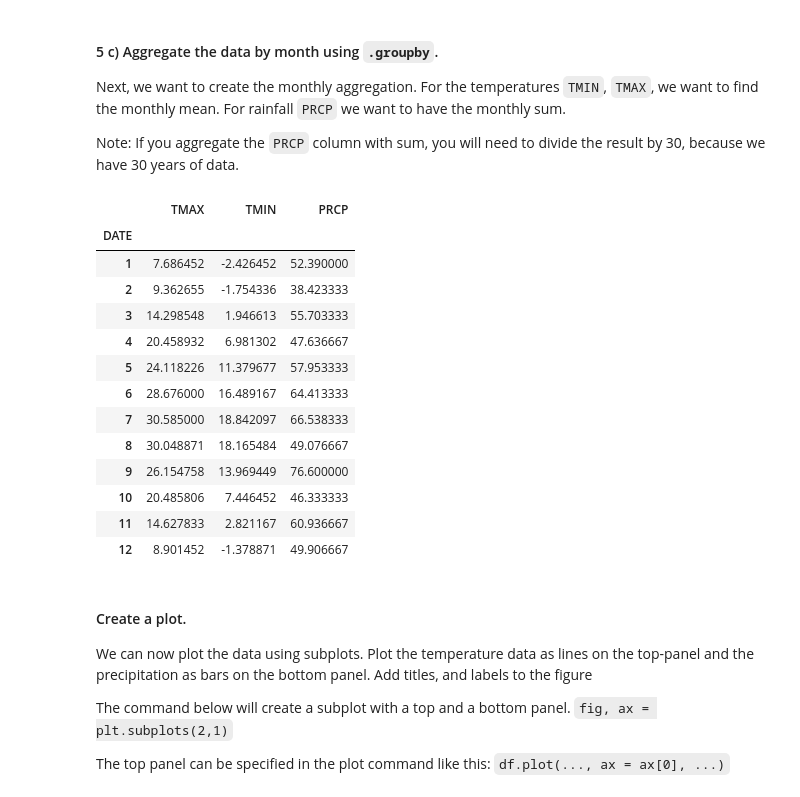
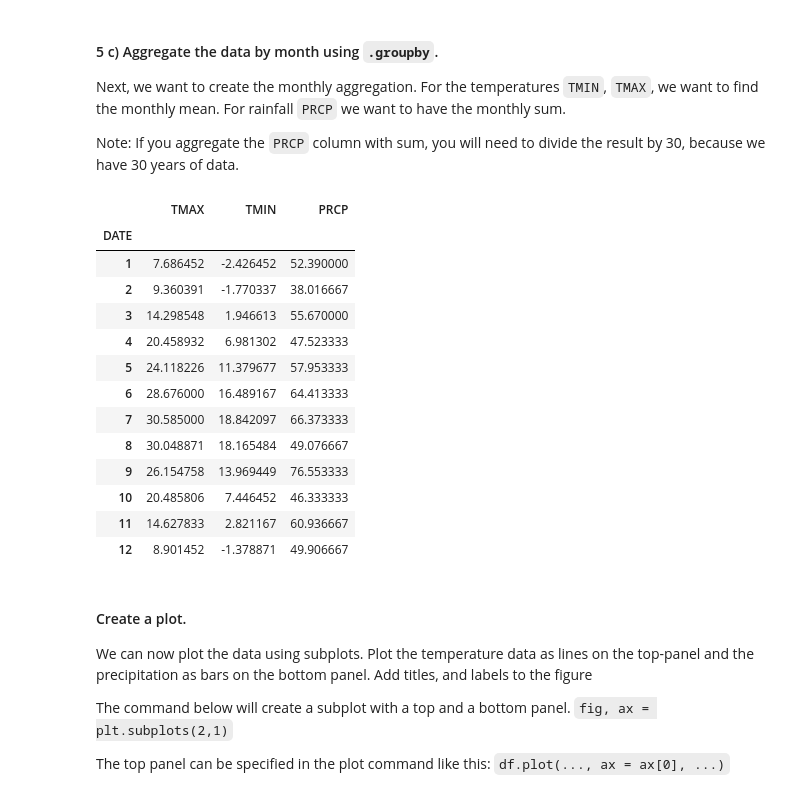
Before and after one commit to jadalee26/ISAT_420_S26_Shared, a Jupyter notebook: W5_Pandas_Groupby_And_Timeseries/Code/w5_pandas_timerseries_practice.ipynb, the cells around one changed output. Drawn from its saved outputs; the diff is of its cells as text; code cells hidden in the pictures.

```diff
--- a/W5_Pandas_Groupby_And_Timeseries/Code/w5_pandas_timerseries_practice.ipynb
+++ b/W5_Pandas_Groupby_And_Timeseries/Code/w5_pandas_timerseries_practice.ipynb
@@ -96,3 +107,4 @@ Climate data is typically aggregated for 30 year periods. Let's take the most re
 
 `df_30years`
 # %%
+df_30years = df.loc['1991':'2010'] ##This is how to select a data range in pandas. It can be done by month or day as well.
@@ -140,18 +167,21 @@ Next, we want to create the monthly aggregation. For the temperatures `TMIN`, `T
 
 Note: If you aggregate the `PRCP` column with sum, you will need to divide the result by 30, because we have 30 years of data.
 # %%
+df_climatology =df_30years.groupby(df_30years.index.month).agg({'TMAX':'mean','TMIN':'mean','PRCP':'sum'}) #This tells the code how to group the data using the index function. Next the agg function is used to tell the code how to aggregate the data.
+df_climatology['PRCP'] = df_climatology['PRCP']/30 #This is how we get the annual precipitation, before it was the sum of the data for 30 years.
+df_climatology
 # %% [output]
 |  | TMAX | TMIN | PRCP |
 | DATE |  |  |  |
 | 1 | 7.686452 | -2.426452 | 52.390000 |
-| 2 | 9.362655 | -1.754336 | 38.423333 |
-| 3 | 14.298548 | 1.946613 | 55.703333 |
-| 4 | 20.458932 | 6.981302 | 47.636667 |
+| 2 | 9.360391 | -1.770337 | 38.016667 |
+| 3 | 14.298548 | 1.946613 | 55.670000 |
+| 4 | 20.458932 | 6.981302 | 47.523333 |
 | 5 | 24.118226 | 11.379677 | 57.953333 |
 | 6 | 28.676000 | 16.489167 | 64.413333 |
-| 7 | 30.585000 | 18.842097 | 66.538333 |
+| 7 | 30.585000 | 18.842097 | 66.373333 |
 | 8 | 30.048871 | 18.165484 | 49.076667 |
-| 9 | 26.154758 | 13.969449 | 76.600000 |
+| 9 | 26.154758 | 13.969449 | 76.553333 |
 | 10 | 20.485806 | 7.446452 | 46.333333 |
 | 11 | 14.627833 | 2.821167 | 60.936667 |
 | 12 | 8.901452 | -1.378871 | 49.906667 |
```
Also changed, not shown: parts of 11 cells of this notebook.
